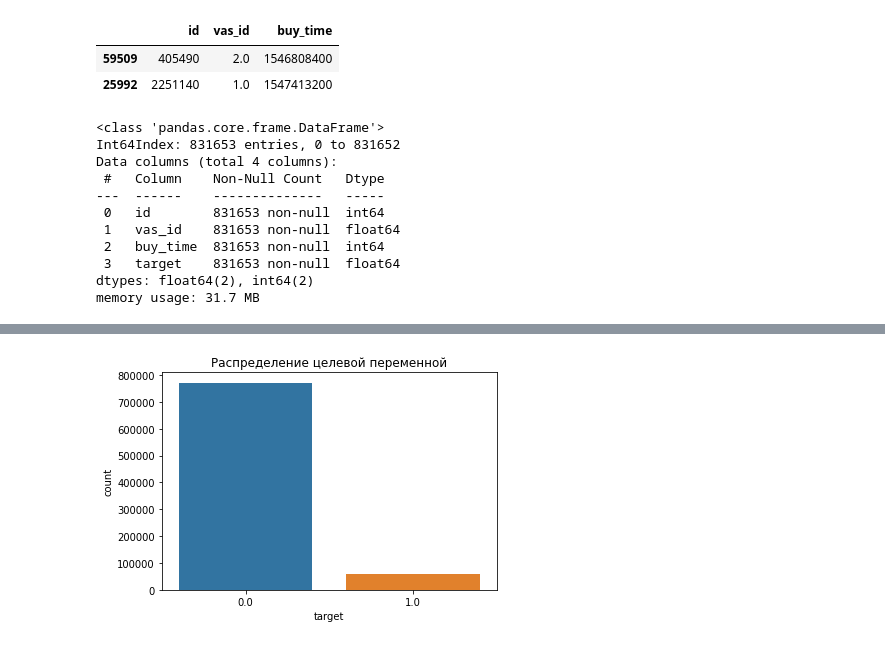
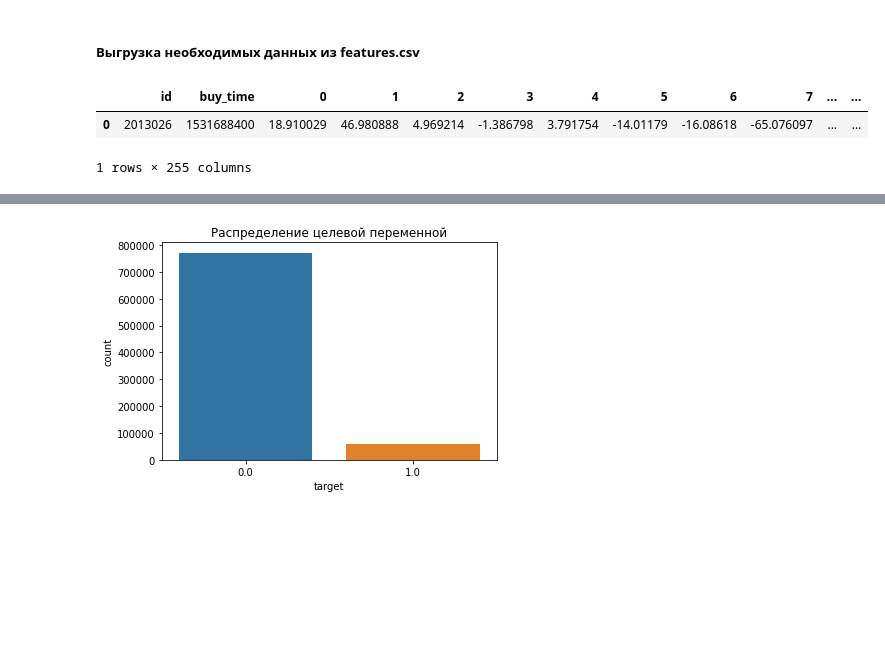
Before and after one commit to adurzin/Megafon, a Jupyter notebook: Megafon.ipynb, the cells around one changed output, grey strips where cells are left out. Cells and saved outputs as stored; diff of their text form; code cells hidden in the pictures; blank space fills up the shorter version.

```diff
--- a/Megafon.ipynb
+++ b/Megafon.ipynb
@@ -25,20 +24,0 @@ train.head()
-# %%
-test.sample(2)
-# %% [output]
-|  | id | vas_id | buy_time |
-| 59509 | 405490 | 2.0 | 1546808400 |
-| 25992 | 2251140 | 1.0 | 1547413200 |
-# %%
-train.info()
-# %% [output]
-<class 'pandas.core.frame.DataFrame'>
-Int64Index: 831653 entries, 0 to 831652
-Data columns (total 4 columns):
- #   Column    Non-Null Count   Dtype
----  ------    --------------   -----
- 0   id        831653 non-null  int64
- 1   vas_id    831653 non-null  float64
- 2   buy_time  831653 non-null  int64
- 3   target    831653 non-null  float64
-dtypes: float64(2), int64(2)
-memory usage: 31.7 MB
@@ -48,0 +25,13 @@ test['buy_time_data'] = test.buy_time.apply(lambda x: datetime.fromtimestamp(x))
+# %% [markdown]
+##### Выгрузка необходимых данных из features.csv
+# %%
+# dask
+feats = dataframe.read_csv('features.csv/features.csv', sep='\t')
+
+# удаление колонки индекса
+feats = feats.drop(columns='Unnamed: 0')
+feats.head(1)
+# %% [output]
+|  | id | buy_time | 0 | 1 | 2 | 3 | 4 | 5 | 6 | 7 | ... | ... |
+| 0 | 2013026 | 1531688400 | 18.910029 | 46.980888 | 4.969214 | -1.386798 | 3.791754 | -14.01179 | -16.08618 | -65.076097 | ... | ... |
+1 rows × 255 columns
```
Also changed, not shown: parts of 90 cells of this notebook, 2 other files.
